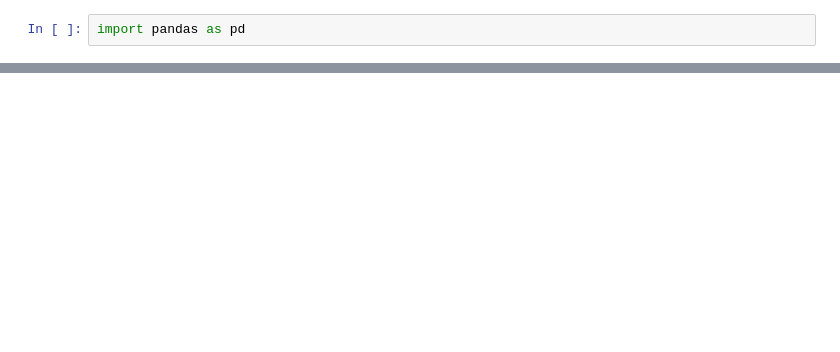
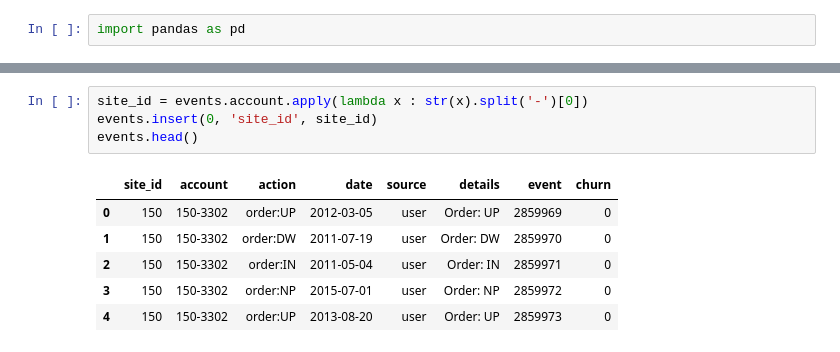
Before and after one commit to yuranich/diplom_data_analysis, a Jupyter notebook: working_with_events.ipynb, the cells around one changed output, grey strips where cells are left out. Cells and saved outputs as stored; diff of their text form; blank space fills up the shorter version.

```diff
--- a/working_with_events.ipynb
+++ b/working_with_events.ipynb
@@ -31,0 +84,11 @@ events.
+# %%
+site_id = events.account.apply(lambda x : str(x).split('-')[0])
+events.insert(0, 'site_id', site_id)
+events.head()
+# %% [output]
+|  | site_id | account | action | date | source | details | event | churn |
+| 0 | 150 | 150-3302 | order:UP | 2012-03-05 | user | Order: UP | 2859969 | 0 |
+| 1 | 150 | 150-3302 | order:DW | 2011-07-19 | user | Order: DW | 2859970 | 0 |
+| 2 | 150 | 150-3302 | order:IN | 2011-05-04 | user | Order: IN | 2859971 | 0 |
+| 3 | 150 | 150-3302 | order:NP | 2015-07-01 | user | Order: NP | 2859972 | 0 |
+| 4 | 150 | 150-3302 | order:UP | 2013-08-20 | user | Order: UP | 2859973 | 0 |
```
Also changed, not shown: parts of 49 cells of this notebook.
